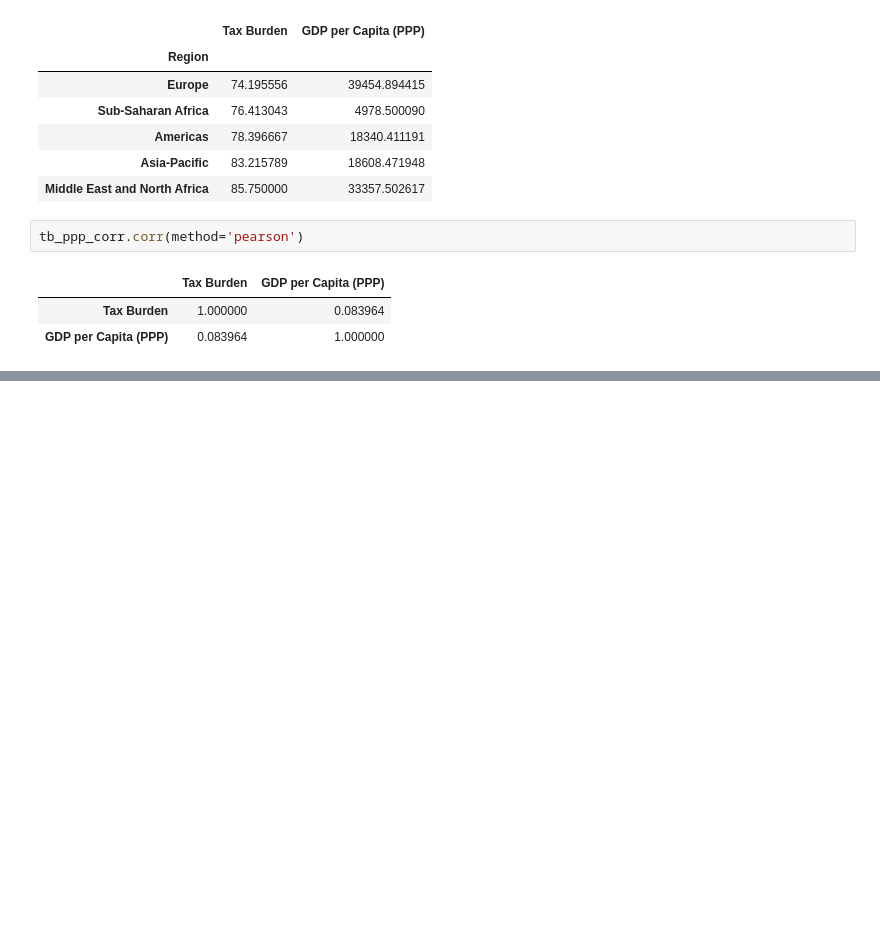
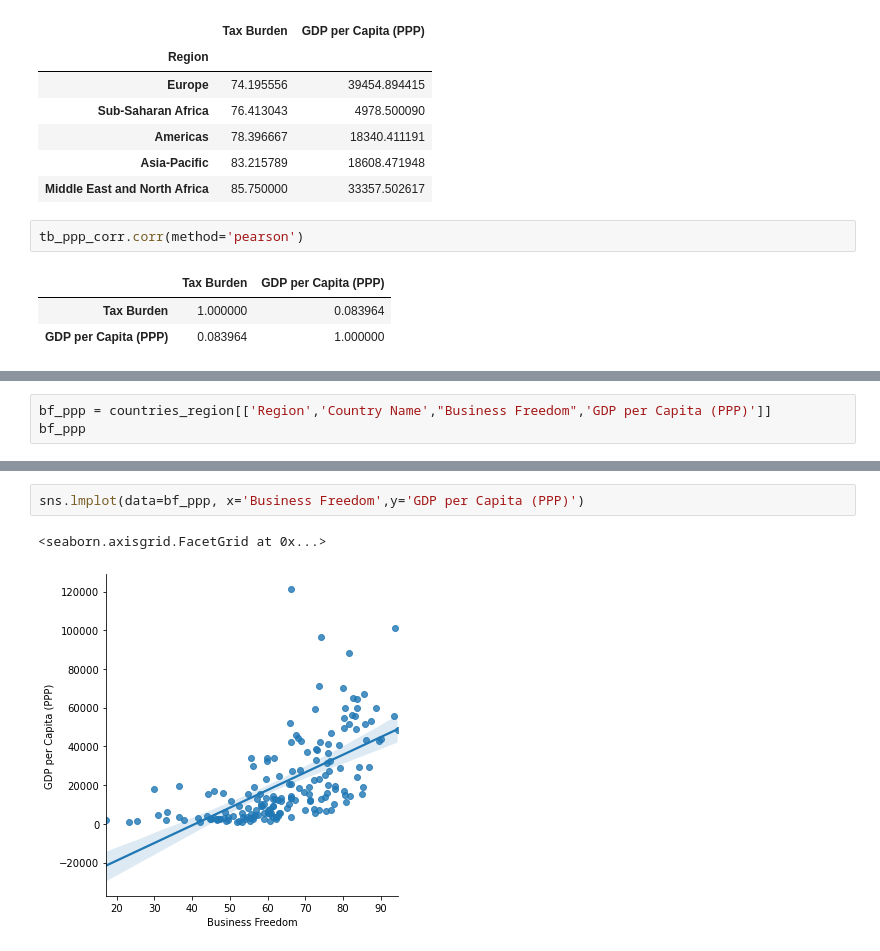
Before and after one commit to IgorComune/HeritageFoundation, a Jupyter notebook: Heritage Foundation Index.ipynb, the cells around one changed output, grey strips where cells are left out. Cells and saved outputs as stored; diff of their text form; blank space fills up the shorter version.

```diff
--- a/Heritage Foundation Index.ipynb
+++ b/Heritage Foundation Index.ipynb
@@ -826,0 +887,3 @@ countries_region.shape
+# %%
+bf_ppp = countries_region[['Region','Country Name',"Business Freedom",'GDP per Capita (PPP)']]
+bf_ppp
@@ -826,0 +904,5 @@ countries_region.shape
+# %%
+sns.lmplot(data=bf_ppp, x='Business Freedom',y='GDP per Capita (PPP)')
+# %% [output]
+<seaborn.axisgrid.FacetGrid at 0x...>
+[figure, added]
```
Also changed, not shown: parts of 58 cells of this notebook.
